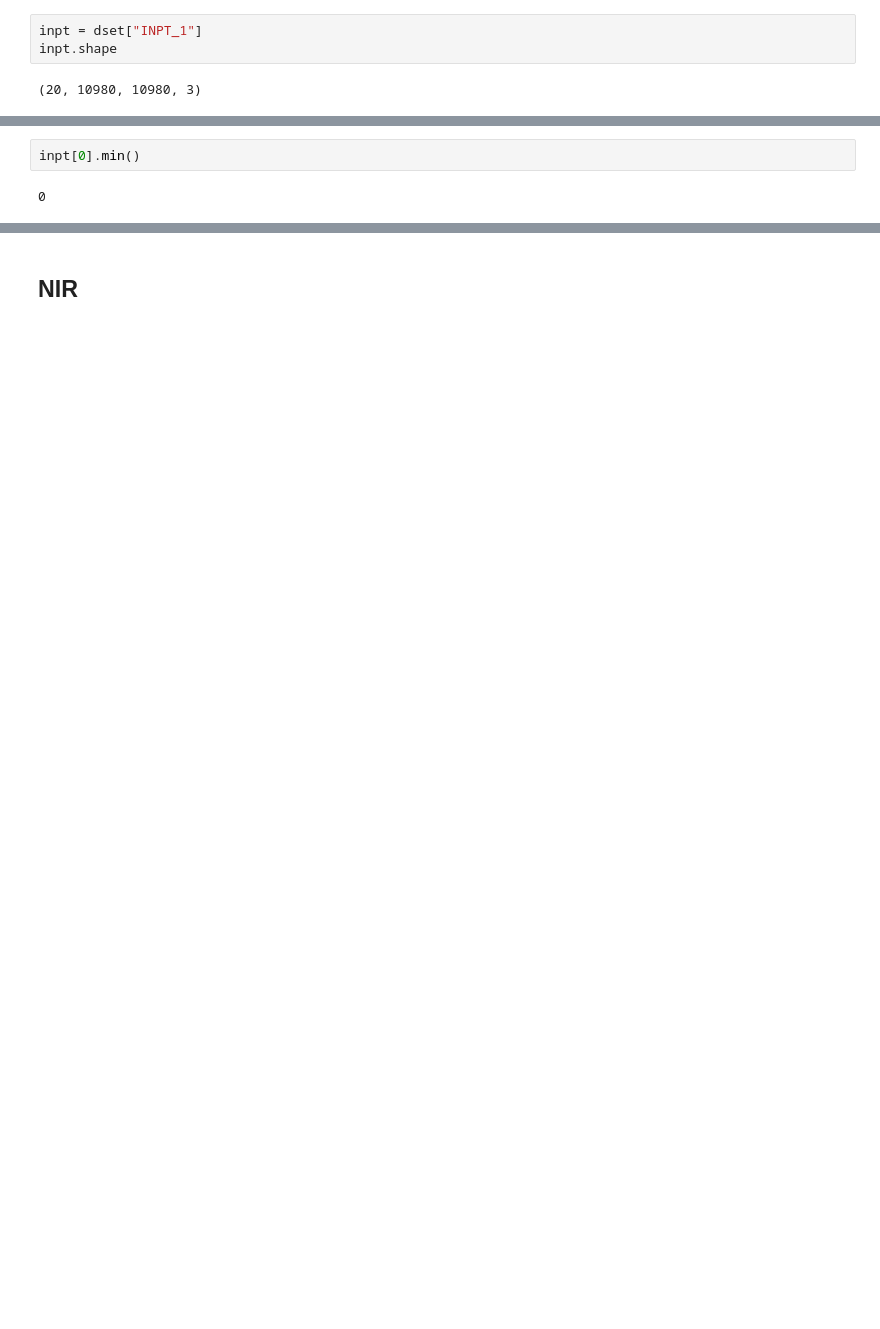
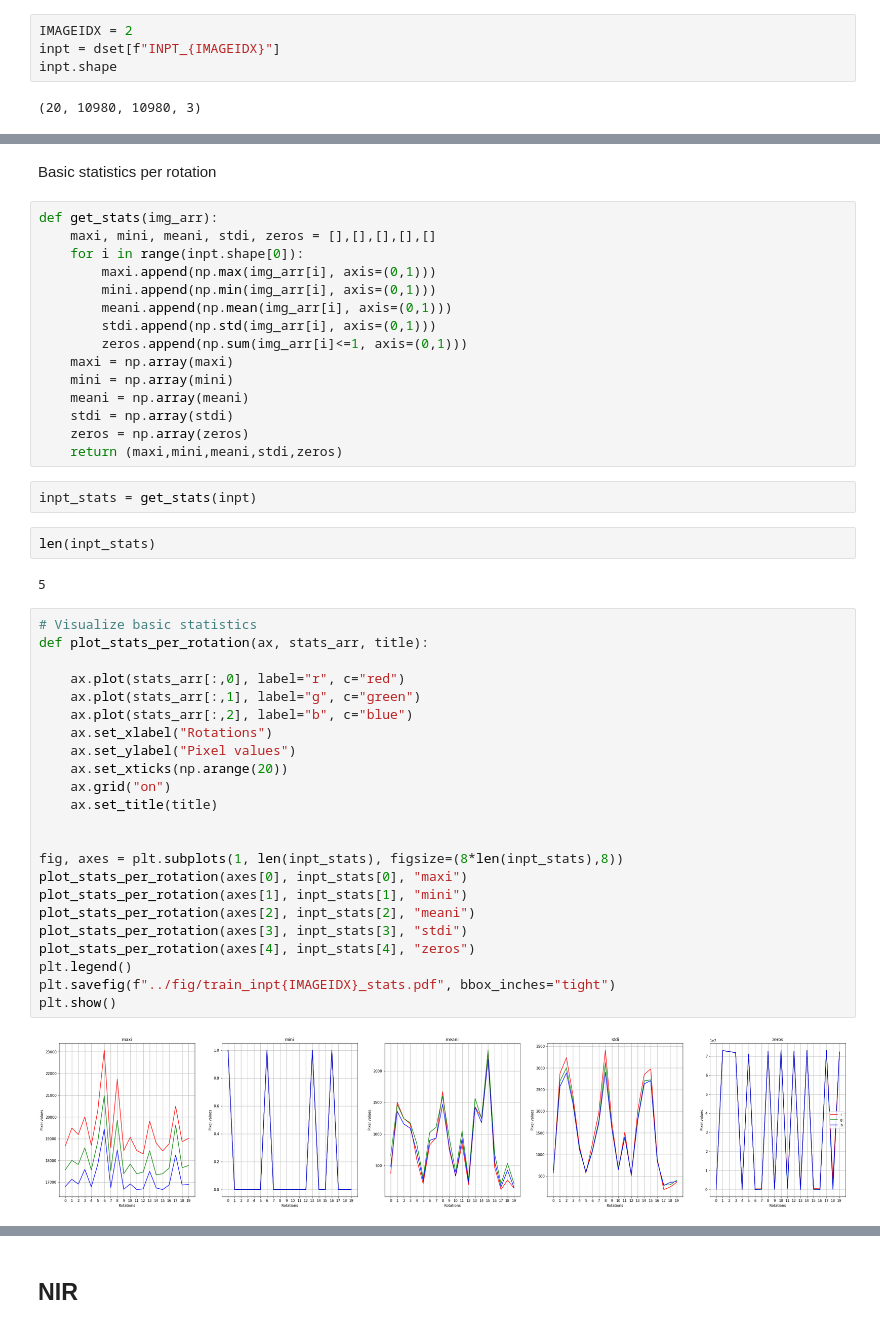
Before and after one commit to jingyan-li/Vege_Height_Regression, a Jupyter notebook: code/data_preprocess.ipynb, the cells around one changed output, grey strips where cells are left out. Drawn from its saved outputs; the diff is of its cells as text; blank space fills up the shorter version.

```diff
--- a/code/data_preprocess.ipynb
+++ b/code/data_preprocess.ipynb
@@ -79,7 +99,8 @@ cloud[0].mean()
 # %% [markdown]
 ## INPT
 # %%
-inpt = dset["INPT_1"]
+IMAGEIDX = 2
+inpt = dset[f"INPT_{IMAGEIDX}"]
 inpt.shape
 # %% [output]
 (20, 10980, 10980, 3)
@@ -97,4 +107,48 @@ inpt[0].max()
-# %%
-inpt[0].min()
-# %% [output]
-0
+# %% [markdown]
+Basic statistics per rotation
+# %%
+def get_stats(img_arr):
+    maxi, mini, meani, stdi, zeros = [],[],[],[],[]
+    for i in range(inpt.shape[0]):
+        maxi.append(np.max(img_arr[i], axis=(0,1)))
+        mini.append(np.min(img_arr[i], axis=(0,1)))
+        meani.append(np.mean(img_arr[i], axis=(0,1)))
+        stdi.append(np.std(img_arr[i], axis=(0,1)))
+        zeros.append(np.sum(img_arr[i]<=1, axis=(0,1)))
+    maxi = np.array(maxi)
+    mini = np.array(mini)
+    meani = np.array(meani)
+    stdi = np.array(stdi)
+    zeros = np.array(zeros)
+    return (maxi,mini,meani,stdi,zeros)
+# %%
+inpt_stats = get_stats(inpt)
+# %%
+len(inpt_stats)
+# %% [output]
+5
+# %%
+# Visualize basic statistics
+def plot_stats_per_rotation(ax, stats_arr, title):
+
+    ax.plot(stats_arr[:,0], label="r", c="red")
+    ax.plot(stats_arr[:,1], label="g", c="green")
+    ax.plot(stats_arr[:,2], label="b", c="blue")
+    ax.set_xlabel("Rotations")
+    ax.set_ylabel("Pixel values")
+    ax.set_xticks(np.arange(20))
+    ax.grid("on")
+    ax.set_title(title)
+
+
+fig, axes = plt.subplots(1, len(inpt_stats), figsize=(8*len(inpt_stats),8))
+plot_stats_per_rotation(axes[0], inpt_stats[0], "maxi")
+plot_stats_per_rotation(axes[1], inpt_stats[1], "mini")
+plot_stats_per_rotation(axes[2], inpt_stats[2], "meani")
+plot_stats_per_rotation(axes[3], inpt_stats[3], "stdi")
+plot_stats_per_rotation(axes[4], inpt_stats[4], "zeros")
+plt.legend()
+plt.savefig(f"../fig/train_inpt{IMAGEIDX}_stats.pdf", bbox_inches="tight")
+plt.show()
+# %% [output]
+[figure, added]
```
Also changed, not shown: parts of 24 cells of this notebook, 5 other files.
